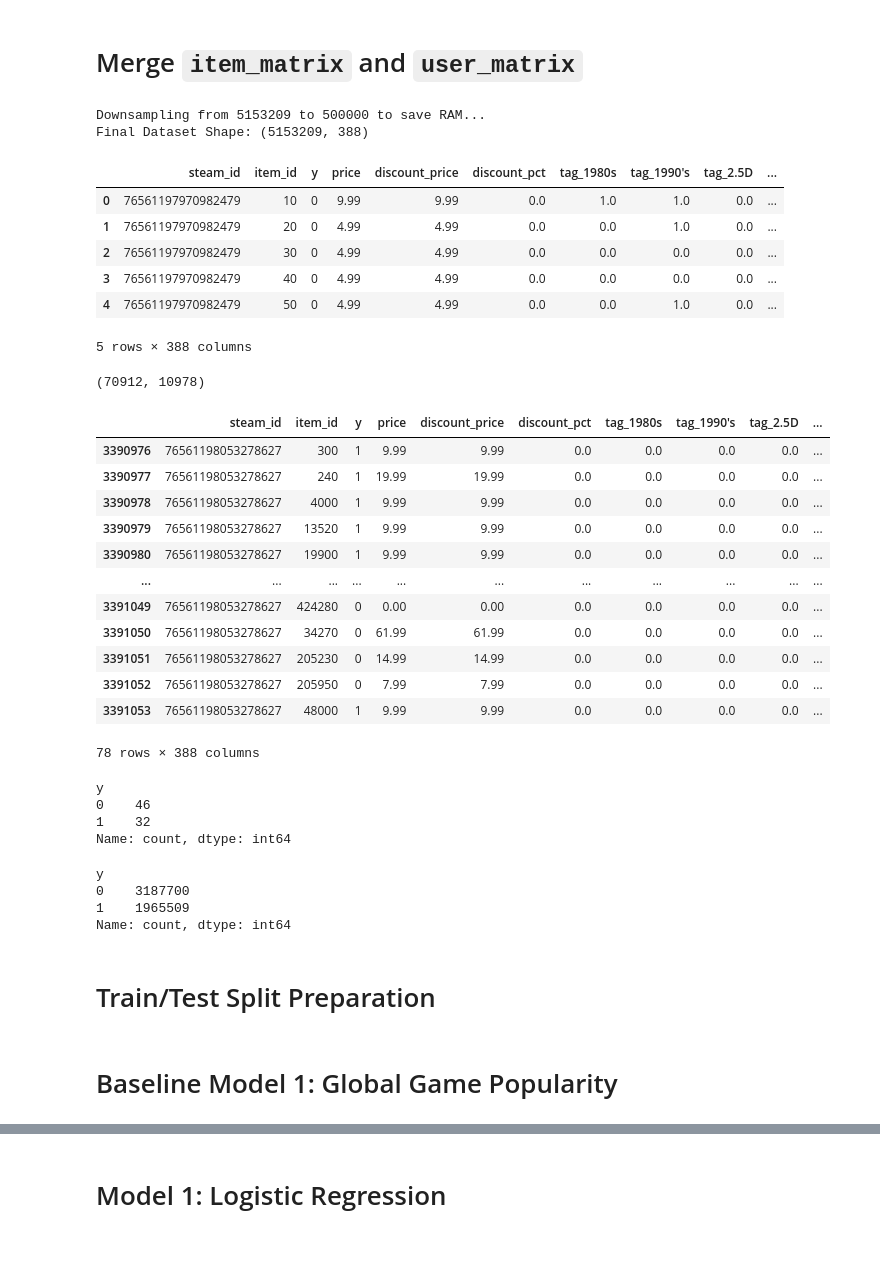
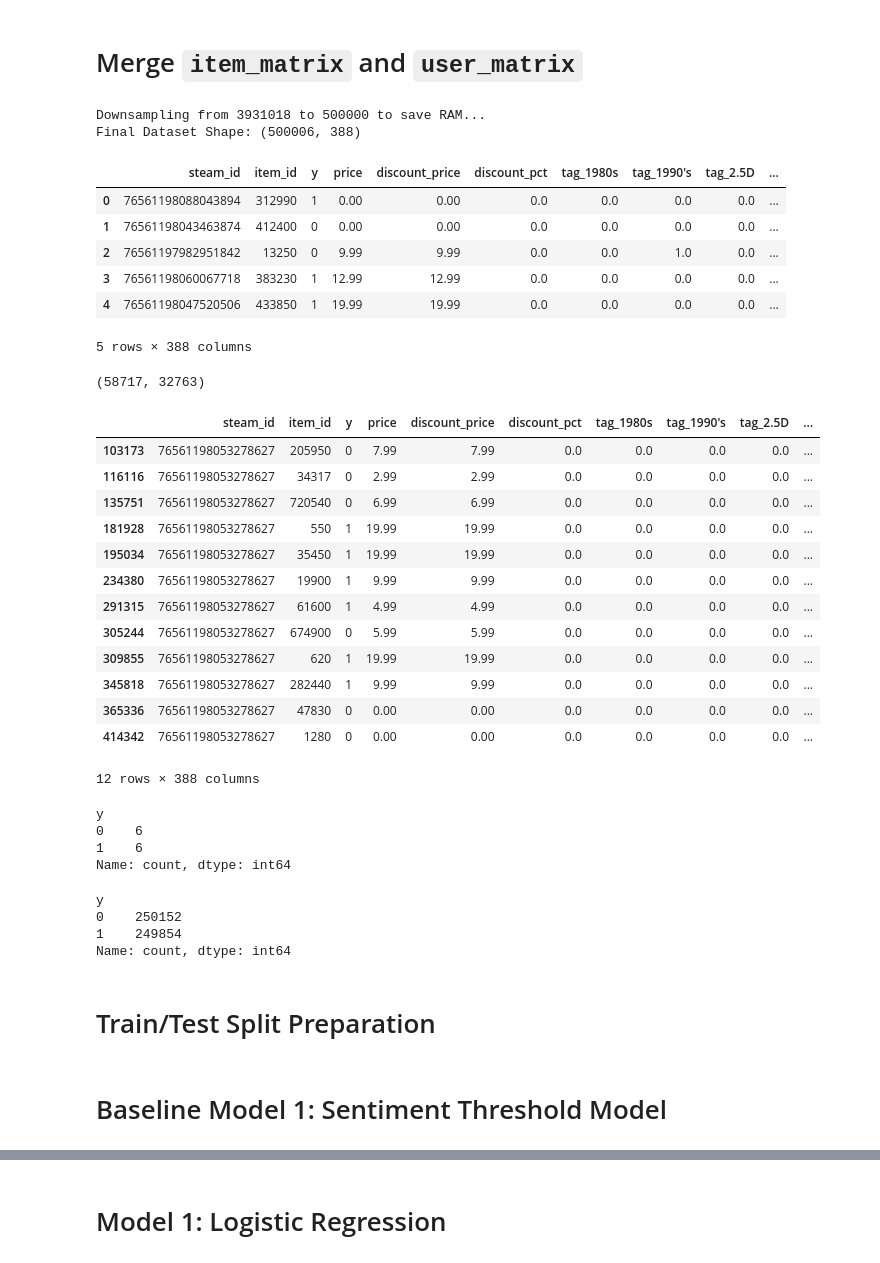
Before and after one commit to kylechoi101/CSE158_assignment2, a Jupyter notebook: models_edited.ipynb, the cells around one changed output, grey strips where cells are left out. Saved outputs shown, nothing was run; the diff lists cells and outputs as text; code cells hidden in the pictures.

Commit message:
final model

```diff
--- a/models_edited.ipynb
+++ b/models_edited.ipynb
@@ -32,7 +32,7 @@ def parse(path):
 
 print("Loading Game Metadata...")
 games_metadata = []
-for line in parse('steam_games.json.gz'):
+for line in parse('/Users/nomin1/Downloads/data/steam_games.json.gz'):
     if 'id' in line:
         games_metadata.append(line)
 steam_games = pd.DataFrame(games_metadata)
@@ -41,7 +41,7 @@ print(f"Successfully Loaded {len(steam_games)} game metadata.")
 print("Loading User Items (Ownership & Playtime)...")
 data_items = []
 # Loop over the generator yielded by parse() until it runs out of lines
-for line in parse('australian_users_items.json.gz'):
+for line in parse('/Users/nomin1/Downloads/data/australian_users_items.json.gz'):
     data_items.append(line)
 
 australian_users_items = pd.DataFrame(data_items)
@@ -463,3 +484,2 @@ if 'sentiment' in item_matrix.columns and 'sentiment_score' in item_matrix.colum
 # %%
-item_matrix['id'] = item_matrix['id'].astype(int)
-item_matrix = item_matrix.rename(columns={'id': 'item_id'})
+item_matrix.head()
@@ -514,10 +542,11 @@ use[use["item_id"].isna()]
 16806 rows × 8 columns
 # %%
 user_matrix = user_matrix[['steam_id','item_id','playtime_forever']]
+# Create binary target variable 'y': 1 if playtime_forever >= 120 mins, else 0
 user_matrix['y'] = pd.Series(user_matrix['playtime_forever'] >= 120.0).apply(int)
 user_matrix = user_matrix[['steam_id','item_id','y']]
+# Remove rows with missing item_id
 user_matrix = user_matrix.dropna(subset=["item_id"])
-user_matrix['item_id'] = user_matrix['item_id'].astype(int)
 # %%
 user_matrix
 # %% [output]
@@ -605,63 +631,64 @@ Name: count, dtype: int64
 # %%
 # REDUCE SIZE TO PREVENT CRASH
 # 500k rows is plenty for a class project baseline
 target_size = 500_000
 
-if len(user_matrix) > target_size:
-    print(f"Downsampling from {len(user_matrix)} to {target_size} to save RAM...")
-    df_training_data_sampled = user_matrix.sample(n=target_size, random_state=42)
+if len(df_training_data) > target_size:
+    print(f"Downsampling from {len(df_training_data)} to {target_size} to save RAM...")
+    df_training_data_sampled = df_training_data.sample(n=target_size, random_state=42)
 else:
-    df_training_data_sampled = user_matrix
+    df_training_data_sampled = df_training_data
 
 # NOW Merge (It will be ~1.5GB instead of 12GB)
-final_df = user_matrix.merge(item_matrix, on='item_id', how='left')
+final_df = df_training_data_sampled.merge(item_matrix, on='item_id', how='left')
 final_df.fillna(0, inplace=True)
 
 print("Final Dataset Shape:", final_df.shape)
 final_df.head()
 # %% [output]
-Downsampling from 5153209 to 500000 to save RAM...
-Final Dataset Shape: (5153209, 388)
+Downsampling from 3931018 to 500000 to save RAM...
+Final Dataset Shape: (500006, 388)
 |  | steam_id | item_id | y | price | discount_price | discount_pct | tag_1980s | tag_1990's | tag_2.5D | ... |
-| 0 | 76561197970982479 | 10 | 0 | 9.99 | 9.99 | 0.0 | 1.0 | 1.0 | 0.0 | ... |
-| 1 | 76561197970982479 | 20 | 0 | 4.99 | 4.99 | 0.0 | 0.0 | 1.0 | 0.0 | ... |
-| 2 | 76561197970982479 | 30 | 0 | 4.99 | 4.99 | 0.0 | 0.0 | 0.0 | 0.0 | ... |
-| 3 | 76561197970982479 | 40 | 0 | 4.99 | 4.99 | 0.0 | 0.0 | 0.0 | 0.0 | ... |
-| 4 | 76561197970982479 | 50 | 0 | 4.99 | 4.99 | 0.0 | 0.0 | 1.0 | 0.0 | ... |
+| 0 | 76561198088043894 | 312990 | 1 | 0.00 | 0.00 | 0.0 | 0.0 | 0.0 | 0.0 | ... |
+| 1 | 76561198043463874 | 412400 | 0 | 0.00 | 0.00 | 0.0 | 0.0 | 0.0 | 0.0 | ... |
+| 2 | 76561197982951842 | 13250 | 0 | 9.99 | 9.99 | 0.0 | 0.0 | 1.0 | 0.0 | ... |
+| 3 | 76561198060067718 | 383230 | 1 | 12.99 | 12.99 | 0.0 | 0.0 | 0.0 | 0.0 | ... |
+| 4 | 76561198047520506 | 433850 | 1 | 19.99 | 19.99 | 0.0 | 0.0 | 0.0 | 0.0 | ... |
 5 rows × 388 columns
 # %%
 final_df['steam_id'].nunique(), final_df['item_id'].nunique()
 # %% [output]
-(70912, 10978)
+(58717, 32763)
 # %%
 final_df.query('steam_id == "76561198053278627"')
 # %% [output]
 |  | steam_id | item_id | y | price | discount_price | discount_pct | tag_1980s | tag_1990's | tag_2.5D | ... |
-| 3390976 | 76561198053278627 | 300 | 1 | 9.99 | 9.99 | 0.0 | 0.0 | 0.0 | 0.0 | ... |
-| 3390977 | 76561198053278627 | 240 | 1 | 19.99 | 19.99 | 0.0 | 0.0 | 0.0 | 0.0 | ... |
-| 3390978 | 76561198053278627 | 4000 | 1 | 9.99 | 9.99 | 0.0 | 0.0 | 0.0 | 0.0 | ... |
-| 3390979 | 76561198053278627 | 13520 | 1 | 9.99 | 9.99 | 0.0 | 0.0 | 0.0 | 0.0 | ... |
-| 3390980 | 76561198053278627 | 19900 | 1 | 9.99 | 9.99 | 0.0 | 0.0 | 0.0 | 0.0 | ... |
-| ... | ... | ... | ... | ... | ... | ... | ... | ... | ... | ... |
-| 3391049 | 76561198053278627 | 424280 | 0 | 0.00 | 0.00 | 0.0 | 0.0 | 0.0 | 0.0 | ... |
-| 3391050 | 76561198053278627 | 34270 | 0 | 61.99 | 61.99 | 0.0 | 0.0 | 0.0 | 0.0 | ... |
-| 3391051 | 76561198053278627 | 205230 | 0 | 14.99 | 14.99 | 0.0 | 0.0 | 0.0 | 0.0 | ... |
-| 3391052 | 76561198053278627 | 205950 | 0 | 7.99 | 7.99 | 0.0 | 0.0 | 0.0 | 0.0 | ... |
-| 3391053 | 76561198053278627 | 48000 | 1 | 9.99 | 9.99 | 0.0 | 0.0 | 0.0 | 0.0 | ... |
+| 103173 | 76561198053278627 | 205950 | 0 | 7.99 | 7.99 | 0.0 | 0.0 | 0.0 | 0.0 | ... |
+| 116116 | 76561198053278627 | 34317 | 0 | 2.99 | 2.99 | 0.0 | 0.0 | 0.0 | 0.0 | ... |
+| 135751 | 76561198053278627 | 720540 | 0 | 6.99 | 6.99 | 0.0 | 0.0 | 0.0 | 0.0 | ... |
+| 181928 | 76561198053278627 | 550 | 1 | 19.99 | 19.99 | 0.0 | 0.0 | 0.0 | 0.0 | ... |
+| 195034 | 76561198053278627 | 35450 | 1 | 19.99 | 19.99 | 0.0 | 0.0 | 0.0 | 0.0 | ... |
+| 234380 | 76561198053278627 | 19900 | 1 | 9.99 | 9.99 | 0.0 | 0.0 | 0.0 | 0.0 | ... |
+| 291315 | 76561198053278627 | 61600 | 1 | 4.99 | 4.99 | 0.0 | 0.0 | 0.0 | 0.0 | ... |
+| 305244 | 76561198053278627 | 674900 | 0 | 5.99 | 5.99 | 0.0 | 0.0 | 0.0 | 0.0 | ... |
+| 309855 | 76561198053278627 | 620 | 1 | 19.99 | 19.99 | 0.0 | 0.0 | 0.0 | 0.0 | ... |
+| 345818 | 76561198053278627 | 282440 | 1 | 9.99 | 9.99 | 0.0 | 0.0 | 0.0 | 0.0 | ... |
+| 365336 | 76561198053278627 | 47830 | 0 | 0.00 | 0.00 | 0.0 | 0.0 | 0.0 | 0.0 | ... |
+| 414342 | 76561198053278627 | 1280 | 0 | 0.00 | 0.00 | 0.0 | 0.0 | 0.0 | 0.0 | ... |
-78 rows × 388 columns
+12 rows × 388 columns
 # %%
 final_df.query('steam_id == "76561198053278627"')['y'].value_counts()
 # %% [output]
 y
-0    46
-1    32
+0    6
+1    6
 Name: count, dtype: int64
 # %%
 final_df['y'].value_counts()
 # %% [output]
 y
-0    3187700
-1    1965509
+0    250152
+1    249854
 Name: count, dtype: int64
 # %% [markdown]
 # Train/Test Split Preparation
@@ -681,7 +708,7 @@ y_train = train_df['y']
 X_test = test_df[feature_cols]
 y_test = test_df['y']
 # %% [markdown]
-# Baseline Model 1: Global Game Popularity
+# Baseline Model 1: Sentiment Threshold Model
 # %%
 test_df['y_pred_class'] = (test_df['sentiment_score'] >= 0.5).astype(int)
 
```
Also changed, not shown: parts of 28 cells of this notebook, 1 other file.
